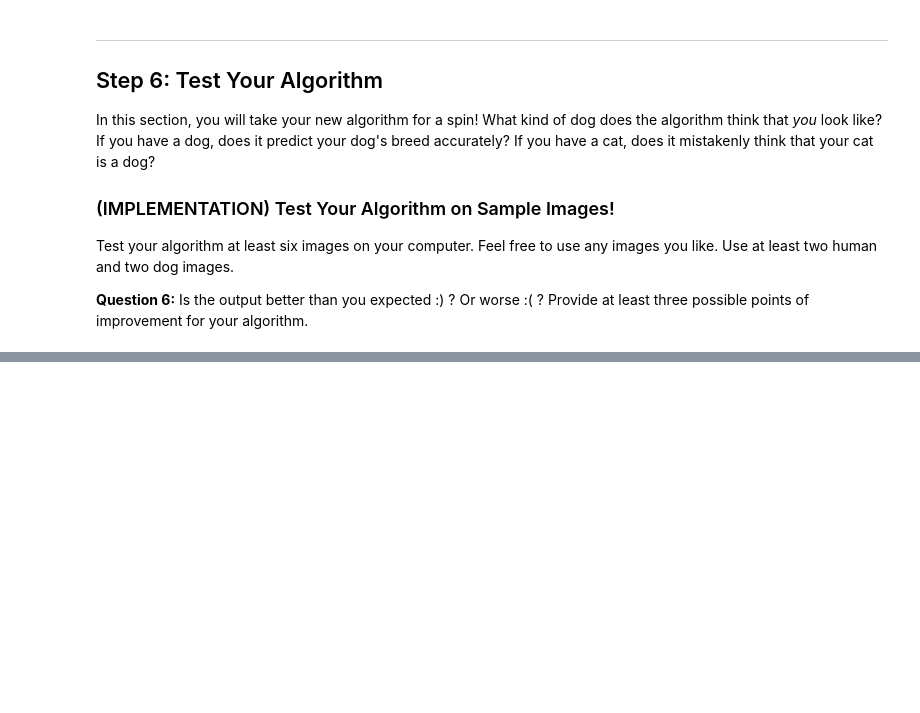
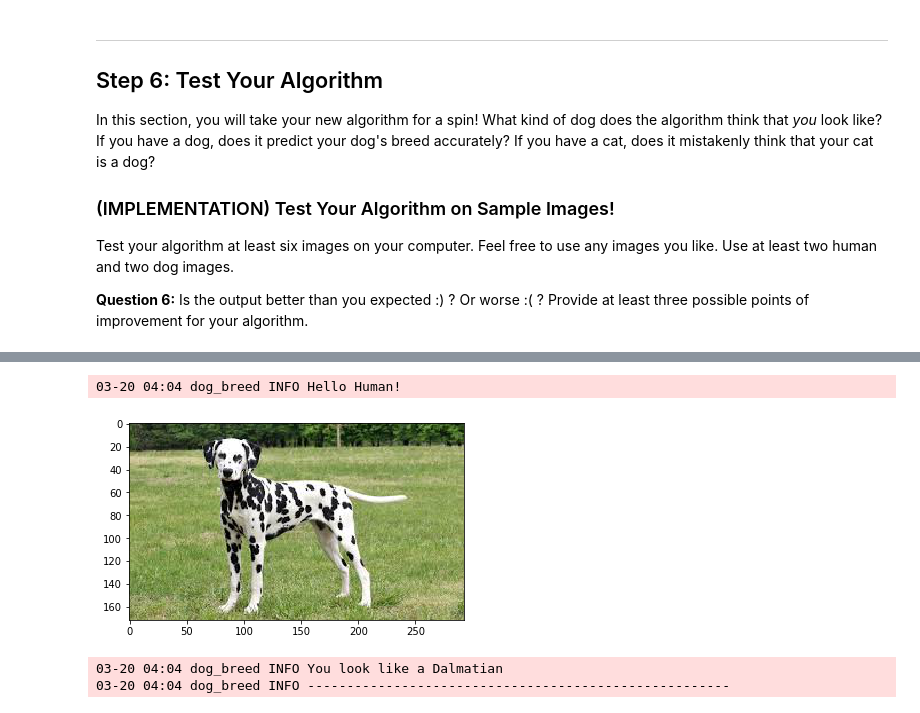
Before and after one commit to kapilsh/deep-learning-v2-pytorch, a Jupyter notebook: project-dog-classification/dog_app.ipynb, the cells around one changed output, grey strips where cells are left out. Cells and saved outputs as stored; diff of their text form; code cells hidden in the pictures; blank space fills up the shorter version.

```diff
--- a/project-dog-classification/dog_app.ipynb
+++ b/project-dog-classification/dog_app.ipynb
@@ -900,0 +893,7 @@ You look like a ... American water spaniel
+# %%
+run_app("./images/test2.jpg")
+# %% [output]
+03-20 04:04 dog_breed INFO Hello Human!
+[figure, added]
+03-20 04:04 dog_breed INFO You look like a Dalmatian
+03-20 04:04 dog_breed INFO ------------------------------------------------------
```
Also changed, not shown: parts of 43 cells of this notebook, 1 other file.
